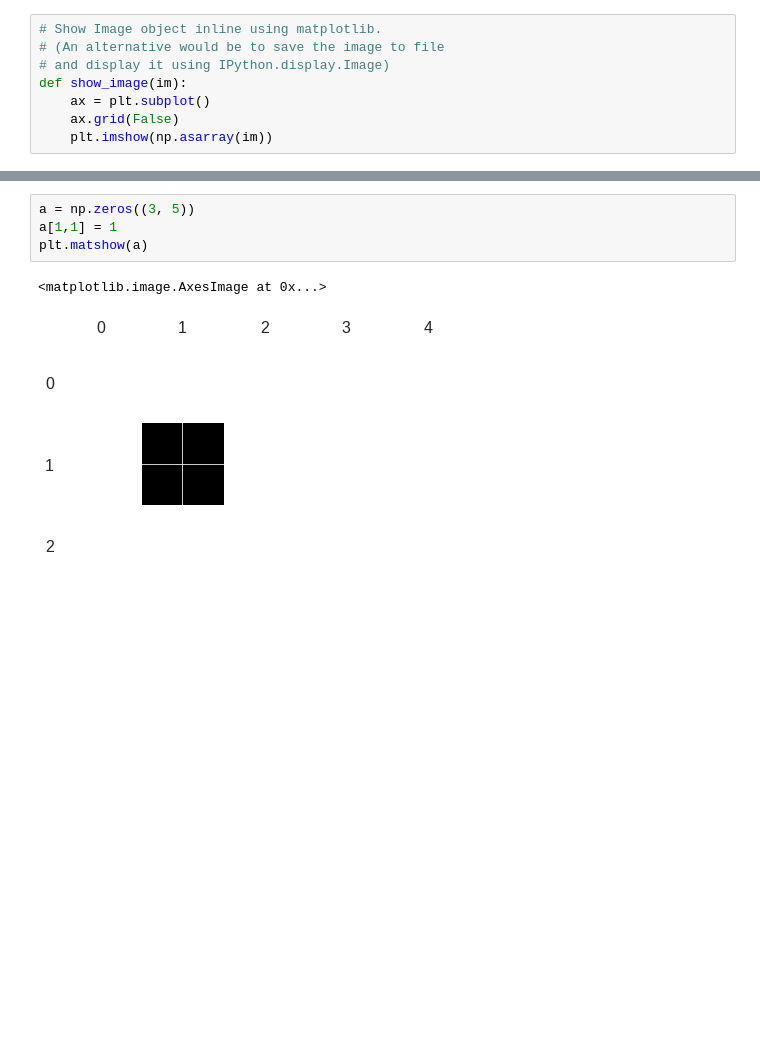
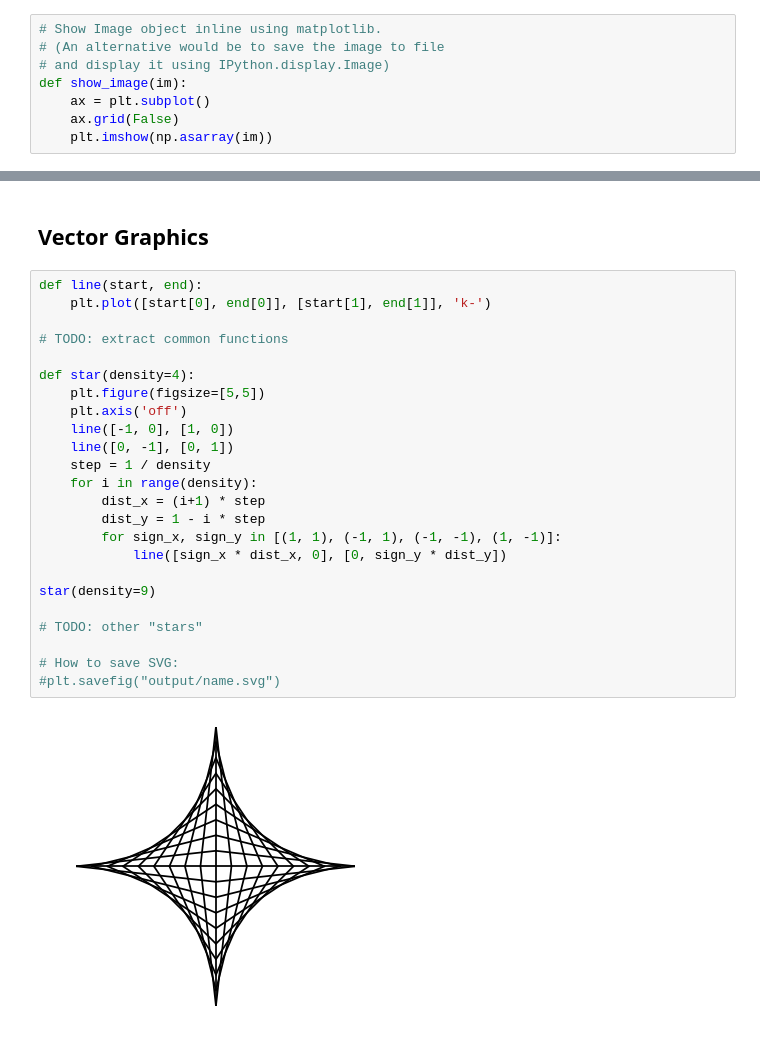
Before and after one commit to effa/iv122, a Jupyter notebook: 01-numbers.ipynb, the cells around one changed output, grey strips where cells are left out. Drawn from its saved outputs; the diff is of its cells as text; blank space fills up the shorter version.

Commit message:
Week 1: stars, ulam spiral

```diff
--- a/01-numbers.ipynb
+++ b/01-numbers.ipynb
@@ -174,7 +165,28 @@ show_image(transition())
-# %%
-a = np.zeros((3, 5))
-a[1,1] = 1
-plt.matshow(a)
-# %% [output]
-<matplotlib.image.AxesImage at 0x...>
-[figure, removed]
+# %% [markdown]
+## Vector Graphics
+# %%
+def line(start, end):
+    plt.plot([start[0], end[0]], [start[1], end[1]], 'k-')
+
+# TODO: extract common functions
+
+def star(density=4):
+    plt.figure(figsize=[5,5])
+    plt.axis('off')
+    line([-1, 0], [1, 0])
+    line([0, -1], [0, 1])
+    step = 1 / density
+    for i in range(density):
+        dist_x = (i+1) * step
+        dist_y = 1 - i * step
+        for sign_x, sign_y in [(1, 1), (-1, 1), (-1, -1), (1, -1)]:
+            line([sign_x * dist_x, 0], [0, sign_y * dist_y])
+
+star(density=9)
+
+# TODO: other "stars"
+
+# How to save SVG:
+#plt.savefig("output/name.svg")
+# %% [output]
+[figure, added]
```
Also changed, not shown: parts of 5 cells of this notebook.
